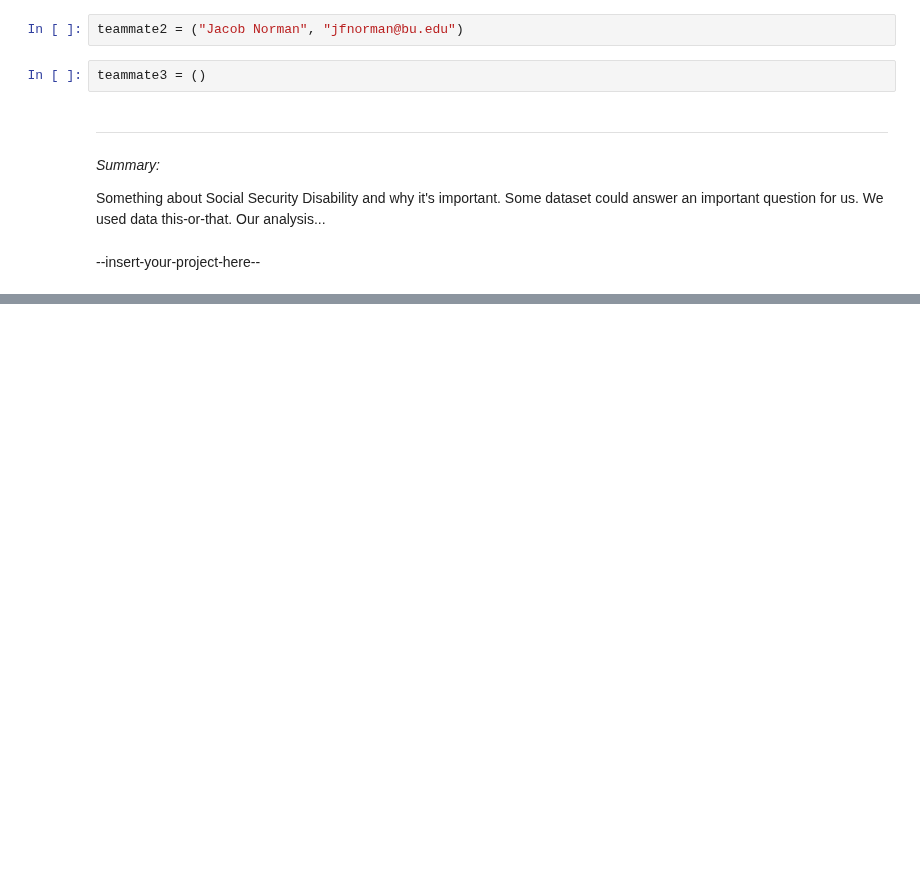
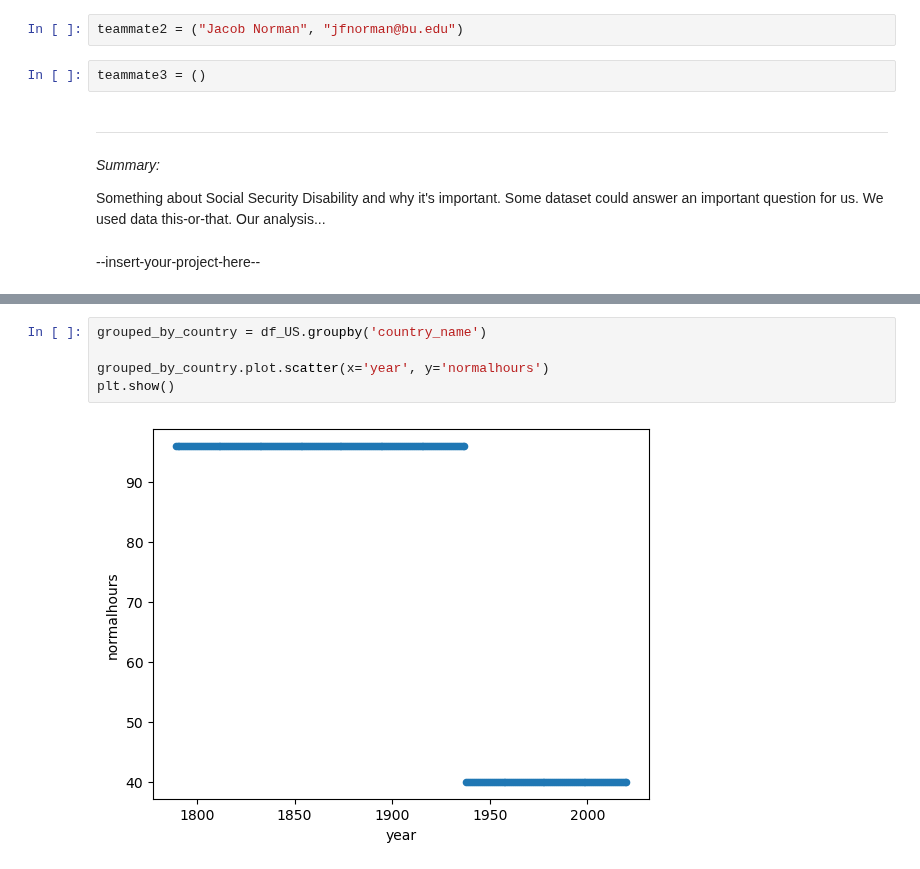
Before and after one commit to trevor-moss/ek121_finalProj, a Jupyter notebook: submission_format.ipynb, the cells around one changed output, grey strips where cells are left out. Cells and saved outputs as stored; diff of their text form; blank space fills up the shorter version.

```diff
--- a/submission_format.ipynb
+++ b/submission_format.ipynb
@@ -33,0 +58,7 @@ Something about Social Security Disability and why it's important. Some dataset
+# %%
+grouped_by_country = df_US.groupby('country_name')
+
+grouped_by_country.plot.scatter(x='year', y='normalhours')
+plt.show()
+# %% [output]
+[figure, added]
```
Also changed, not shown: parts of 4 cells of this notebook, 4 other files.
